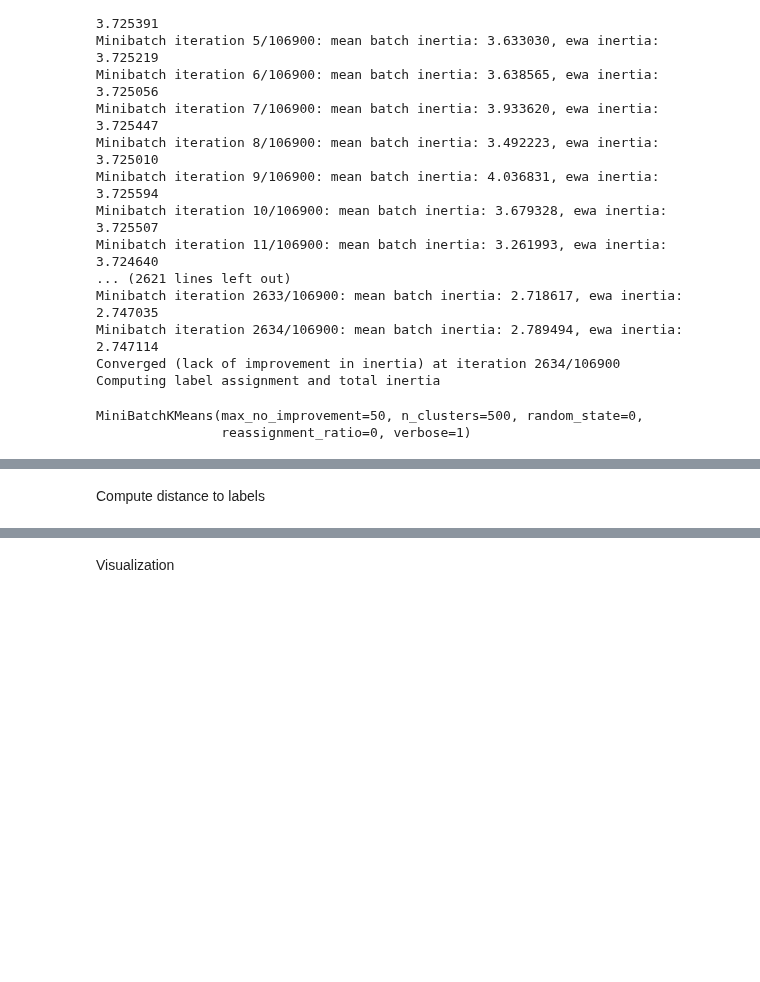
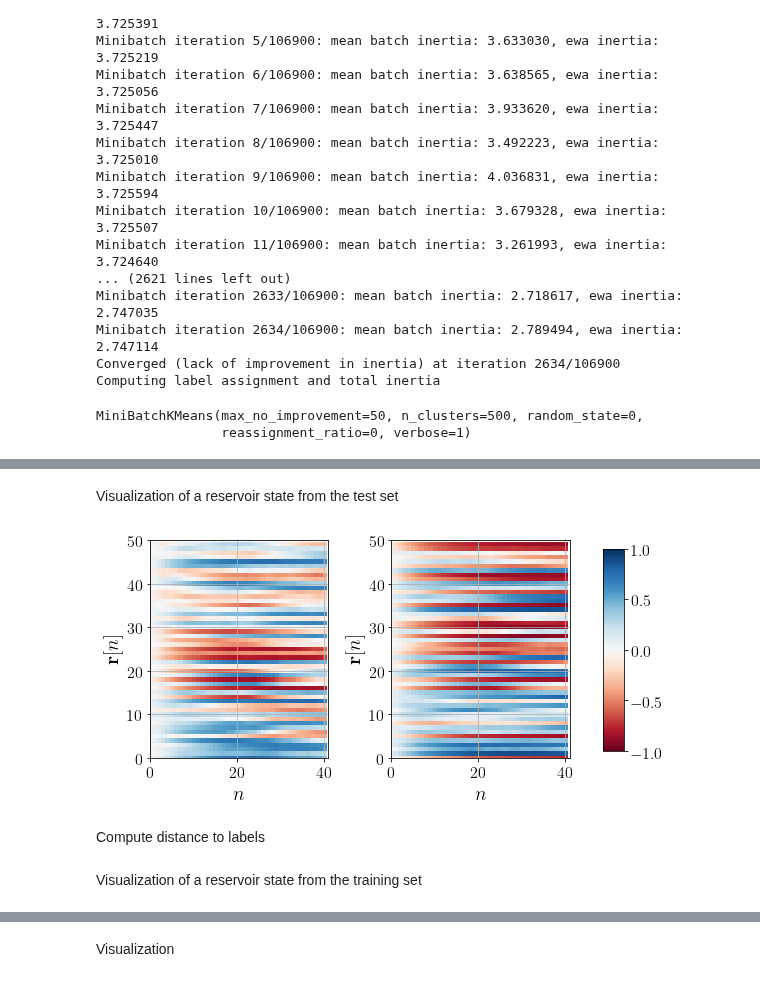
Before and after one commit to PlasmaControl/PyRCN, a Jupyter notebook: examples/spoken_digit_recognition.ipynb, the cells around one changed output, grey strips where cells are left out. Drawn from its saved outputs; the diff is of its cells as text; code cells hidden in the pictures; blank space fills up the shorter version.

```diff
--- a/examples/spoken_digit_recognition.ipynb
+++ b/examples/spoken_digit_recognition.ipynb
@@ -684,2 +464,33 @@ MiniBatchKMeans(max_no_improvement=50, n_clusters=500, random_state=0,
+# %% [markdown]
+Visualization of a reservoir state from the test set
+# %%
+_ = esn_rand.predict(X=X_test_scaled[0], keep_reservoir_state=True)
+_ = esn_kmeans.predict(X=X_test_scaled[0], keep_reservoir_state=True)
+np.random.seed(0)
+index = np.random.choice(esn_rand.reservoir_state.shape[1], 50, replace=False)
+fig, axes = plt.subplots(nrows=1, ncols=2)
+im = axes.flat[0].imshow(esn_rand.reservoir_state[:, index].T,vmin=-1, vmax=1)
+axes.flat[0].set_xlim(0, esn_rand.reservoir_state.shape[0])
+axes.flat[0].set_ylim(0, 50)
+axes.flat[0].set_xlabel(r'$n$')
+axes.flat[0].set_ylabel(r'$\mathbf{r}[n]$')
+axes.flat[0].grid()
+im = axes.flat[1].imshow(esn_kmeans.reservoir_state[:, index].T,vmin=-1, vmax=1)
+axes.flat[1].set_xlim(0, esn_kmeans.reservoir_state.shape[0])
+axes.flat[1].set_ylim(0, 50)
+axes.flat[1].set_xlabel(r'$n$')
+axes.flat[1].set_ylabel(r'$\mathbf{r}[n]$')
+axes.flat[1].grid()
+
+fig.subplots_adjust(right=1.15)
+cbar_ax = fig.add_axes([1.2, 0.15, 0.05, 0.7])
+fig.colorbar(im, cax=cbar_ax)
+
+# plt.tight_layout()
+plt.savefig('k_res_test.pdf', bbox_inches='tight', pad_inches=0.0)
+# %% [output]
+[figure, added]
 # %% [markdown]
 Compute distance to labels
+# %% [markdown]
+Visualization of a reservoir state from the training set
```
Also changed, not shown: parts of 45 cells of this notebook, 2 other files.
